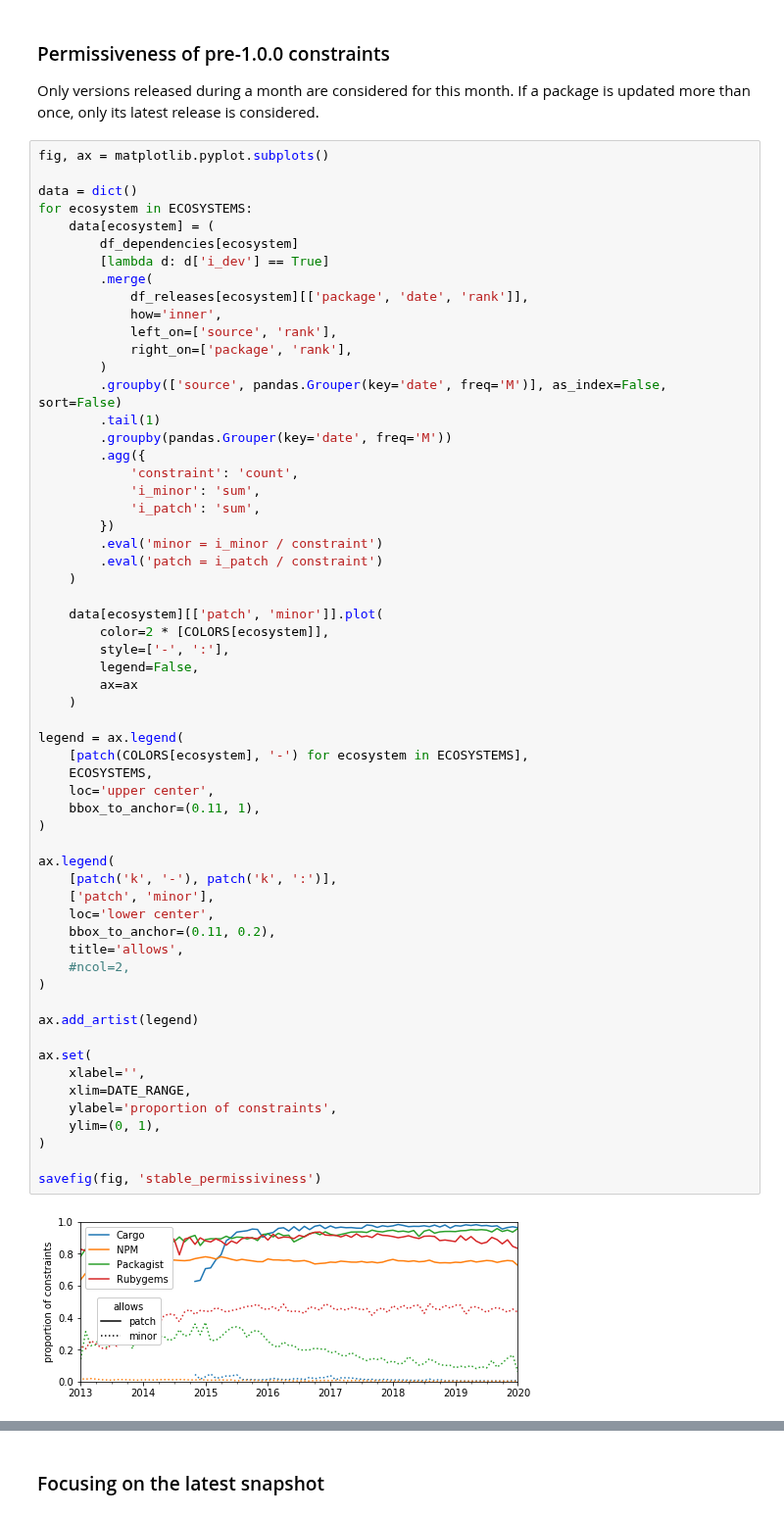
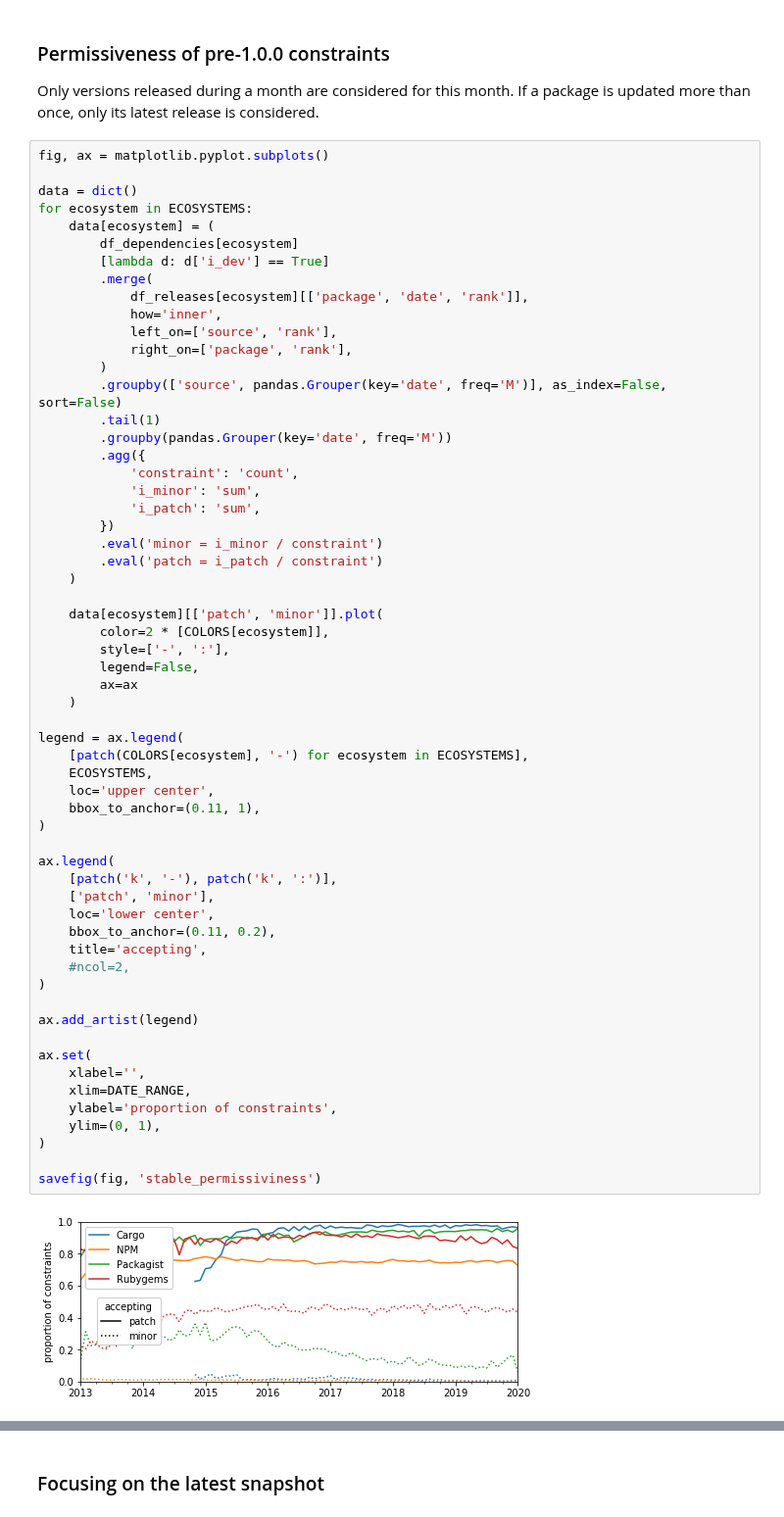
Before and after one commit to AlexandreDecan/secos-zero, a Jupyter notebook: notebooks/Magic zero.ipynb, the cells around one changed output, grey strips where cells are left out. Shown at 98% size. Cells and saved outputs as stored; diff of their text form.

```diff
--- a/notebooks/Magic zero.ipynb
+++ b/notebooks/Magic zero.ipynb
@@ -845,35 +845,35 @@ for ecosystem in ECOSYSTEMS:
         legend=False,
         ax=ax
     )
 
 legend = ax.legend(
     [patch(COLORS[ecosystem], '-') for ecosystem in ECOSYSTEMS],
     ECOSYSTEMS,
     loc='upper center',
     bbox_to_anchor=(0.11, 1),
 )
 
 ax.legend(
     [patch('k', '-'), patch('k', ':')],
     ['patch', 'minor'],
     loc='lower center',
     bbox_to_anchor=(0.11, 0.2),
-    title='allows',
+    title='accepting',
     #ncol=2,
 )
 
 ax.add_artist(legend)
 
 ax.set(
     xlabel='',
     xlim=DATE_RANGE,
     ylabel='proportion of constraints',
     ylim=(0, 1),
 )
 
 savefig(fig, 'stable_permissiviness')
 # %% [output]
-[figure, old version]
+[figure, new version]
 # %%
 _ = pandas.concat([
         data[ecosystem]
```
Also changed, not shown: parts of 9 cells of this notebook, 2 other files.
